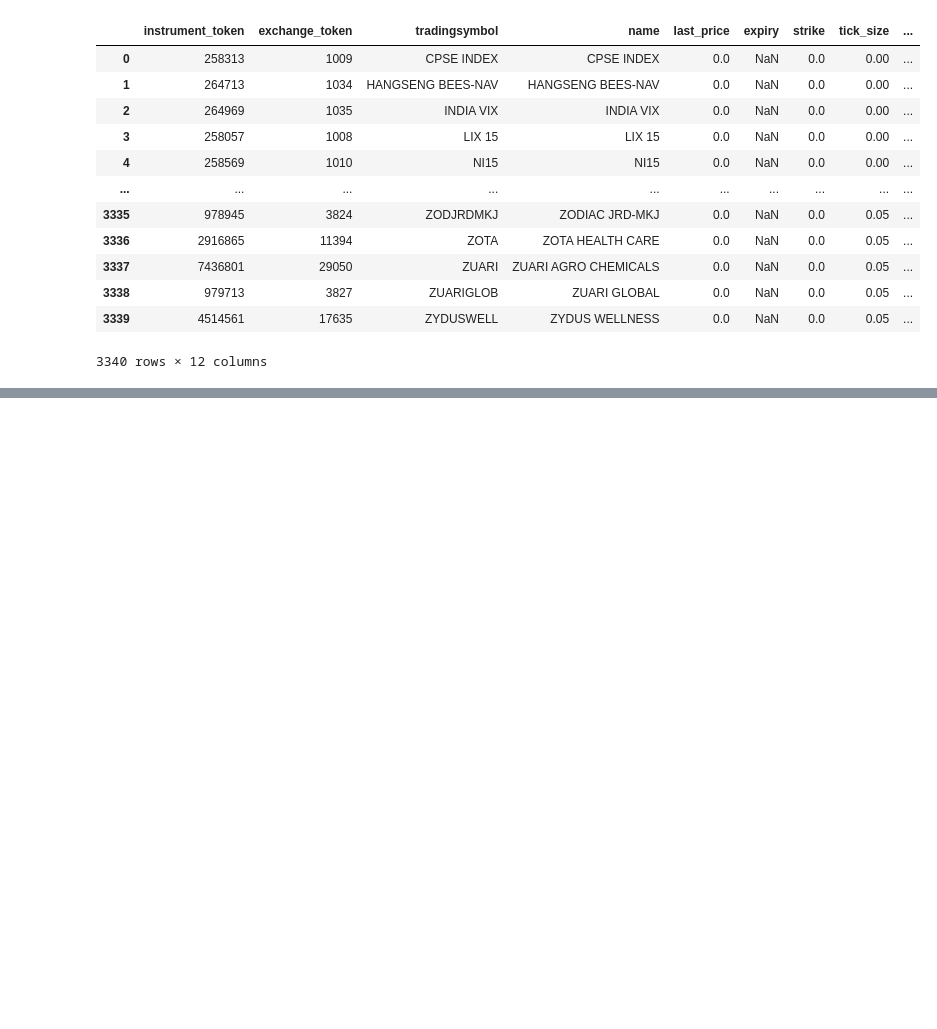
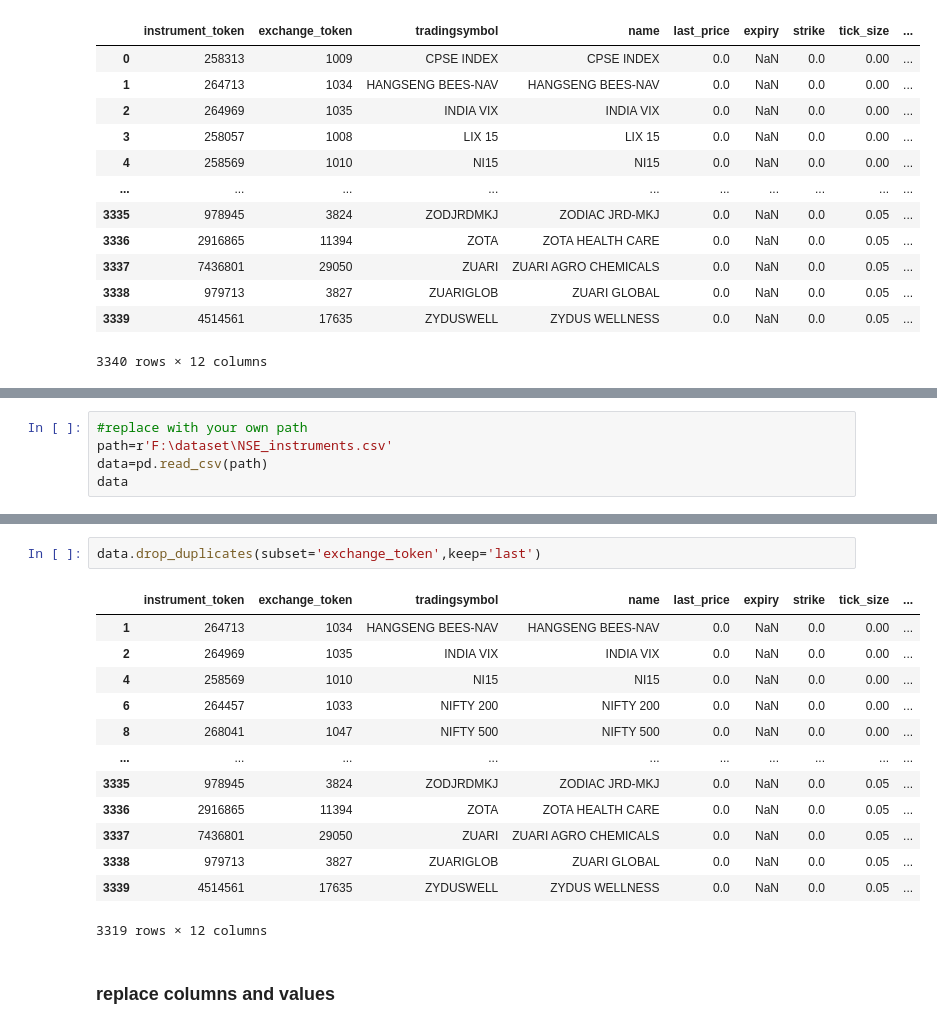
Before and after one commit to haricoolharan/python-basics, a Jupyter notebook: pandas.ipynb, the cells around one changed output, grey strips where cells are left out. Drawn from its saved outputs; the diff is of its cells as text; blank space fills up the shorter version.

```diff
--- a/pandas.ipynb
+++ b/pandas.ipynb
@@ -55,0 +335,5 @@ data
+# %%
+#replace with your own path
+path=r'F:\dataset\NSE_instruments.csv'
+data=pd.read_csv(path)
+data
@@ -55,0 +354,18 @@ data
+# %%
+data.drop_duplicates(subset='exchange_token',keep='last')
+# %% [output]
+|  | instrument_token | exchange_token | tradingsymbol | name | last_price | expiry | strike | tick_size | ... |
+| 1 | 264713 | 1034 | HANGSENG BEES-NAV | HANGSENG BEES-NAV | 0.0 | NaN | 0.0 | 0.00 | ... |
+| 2 | 264969 | 1035 | INDIA VIX | INDIA VIX | 0.0 | NaN | 0.0 | 0.00 | ... |
+| 4 | 258569 | 1010 | NI15 | NI15 | 0.0 | NaN | 0.0 | 0.00 | ... |
+| 6 | 264457 | 1033 | NIFTY 200 | NIFTY 200 | 0.0 | NaN | 0.0 | 0.00 | ... |
+| 8 | 268041 | 1047 | NIFTY 500 | NIFTY 500 | 0.0 | NaN | 0.0 | 0.00 | ... |
+| ... | ... | ... | ... | ... | ... | ... | ... | ... | ... |
+| 3335 | 978945 | 3824 | ZODJRDMKJ | ZODIAC JRD-MKJ | 0.0 | NaN | 0.0 | 0.05 | ... |
+| 3336 | 2916865 | 11394 | ZOTA | ZOTA HEALTH CARE | 0.0 | NaN | 0.0 | 0.05 | ... |
+| 3337 | 7436801 | 29050 | ZUARI | ZUARI AGRO CHEMICALS | 0.0 | NaN | 0.0 | 0.05 | ... |
+| 3338 | 979713 | 3827 | ZUARIGLOB | ZUARI GLOBAL | 0.0 | NaN | 0.0 | 0.05 | ... |
+| 3339 | 4514561 | 17635 | ZYDUSWELL | ZYDUS WELLNESS | 0.0 | NaN | 0.0 | 0.05 | ... |
+3319 rows × 12 columns
+# %% [markdown]
+### replace columns and values
```
Also changed, not shown: parts of 26 cells of this notebook, 1 other file.
